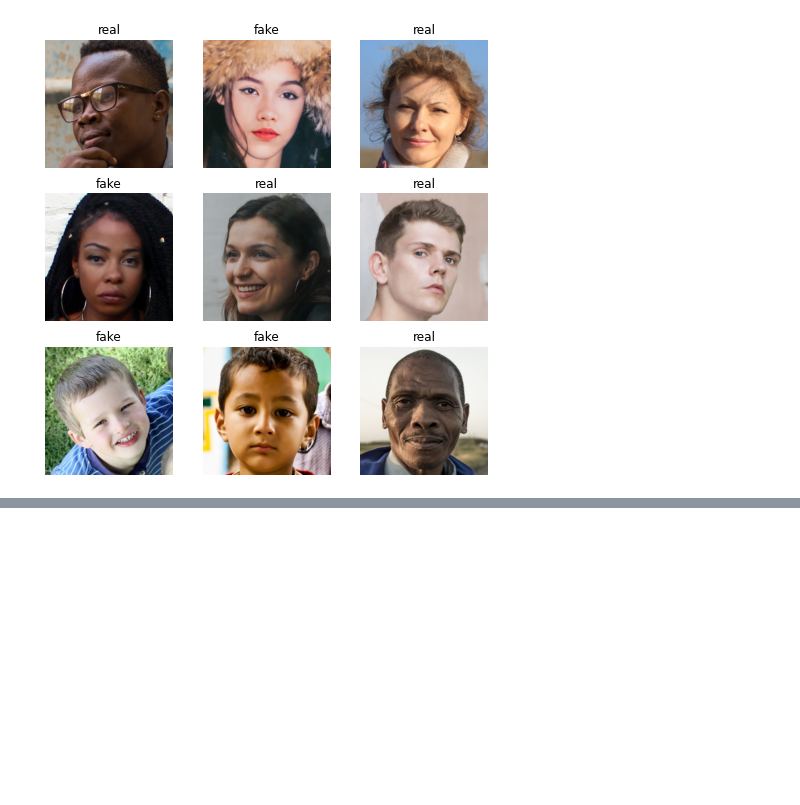
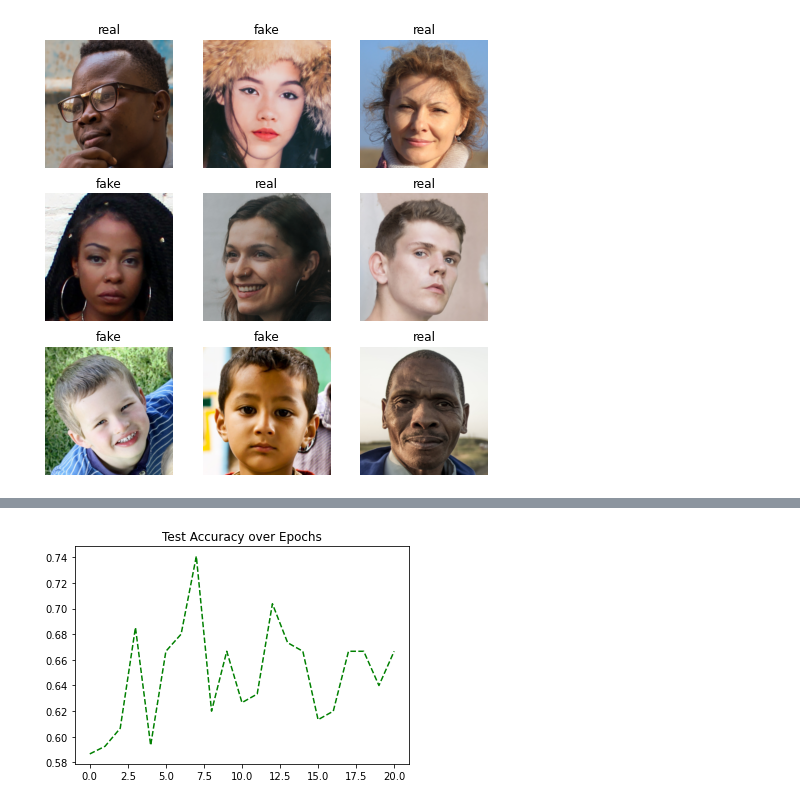
Before and after one commit to RealWinTKyaw/Computational-Data-Science, a Jupyter notebook: PyTorch_Model.ipynb, the cells around one changed output, grey strips where cells are left out. Cells and saved outputs as stored; diff of their text form; code cells hidden in the pictures; blank space fills up the shorter version.

```diff
--- a/PyTorch_Model.ipynb
+++ b/PyTorch_Model.ipynb
@@ -253,10 +246,10 @@ flattened = channels*changed_img*changed_img
 model = DeepSearch(hidden=hidden, flattened=flattened, linear=linear, labels=labels).to(device)
 optimizer = create_adam_optimizer(lr = 0.05, amsgrad=True)
 # %%
-train_losses, train_accuracies, val_losses, val_accuracies, test_losses, test_accuracies = train(model, \
-                                                                                             train_loader_easy, \
-                                                                                             valid_loader_easy, \
-                                                                                             test_loader_easy, \
-                                                                                             epochs = 1, \
-                                                                                             optimizer = optimizer)
+train(model, \
+    train_loader_easy, \
+    valid_loader_easy, \
+    test_loader_easy, \
+    epochs = 5, \
+    optimizer = optimizer)
 # %% [output]
@@ -299,8 +273,8 @@ plt.show()
 # %%
-train_losses, train_accuracies, val_losses, val_accuracies, test_losses, test_accuracies = train(model, \
-                                                                                             train_loader_hard, \
-                                                                                             valid_loader_hard, \
-                                                                                             test_loader_hard, \
-                                                                                             epochs = 1, \
-                                                                                             optimizer = optimizer)
+train(model, \
+    train_loader_hard, \
+    valid_loader_hard, \
+    test_loader_hard, \
+    epochs = 3, \
+    optimizer = optimizer)
 # %% [output]
@@ -344,0 +389,6 @@ train_losses = [1.0632610142230987, 0.8317088425159455, 0.7634814083576202, 0.74
+# %%
+plt.plot(test_accuracies, "g--", label='Test accuracy')
+plt.title("Test Accuracy over Epochs")
+plt.show()
+# %% [output]
+[figure, added]
```
Also changed, not shown: parts of 25 cells of this notebook.
